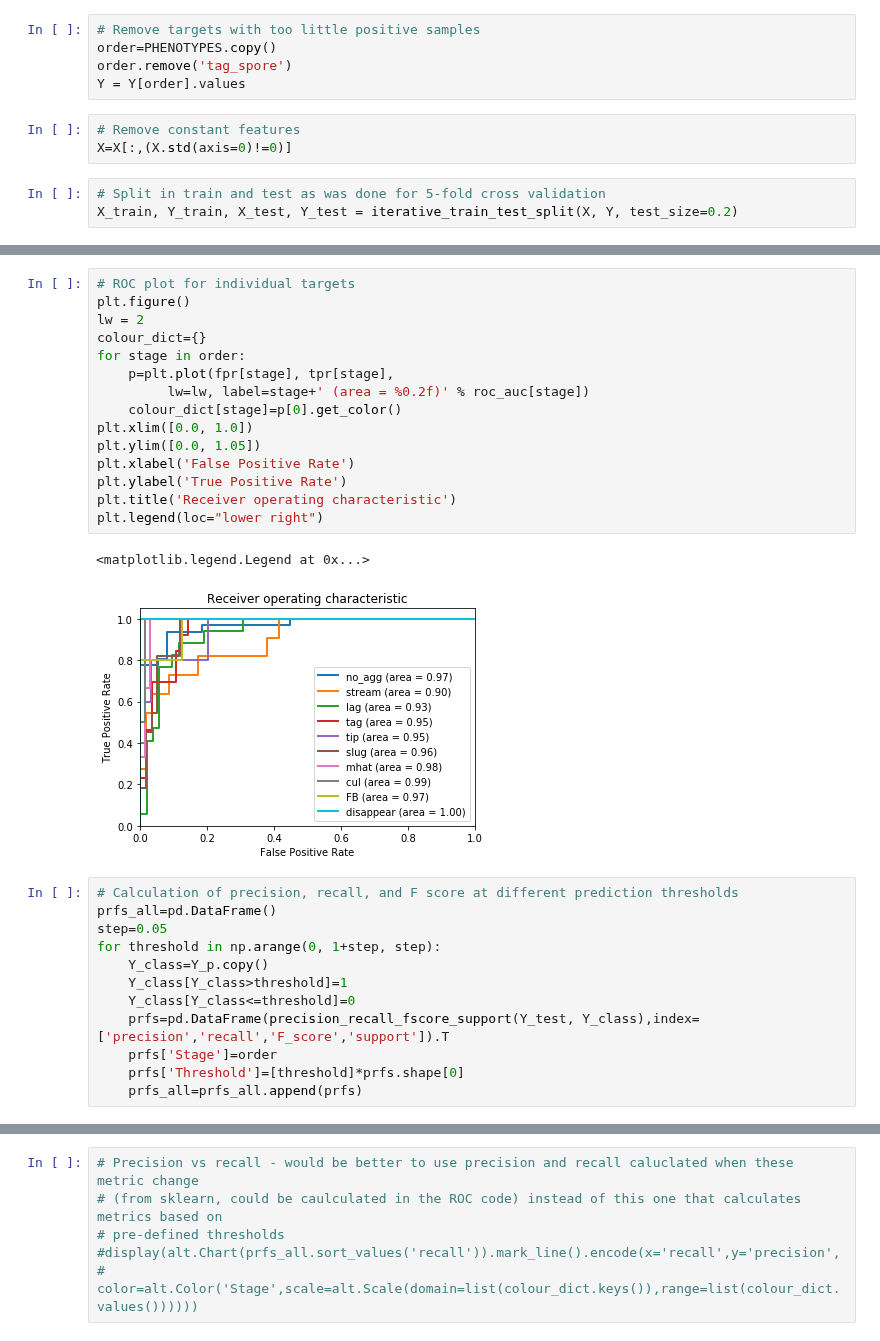
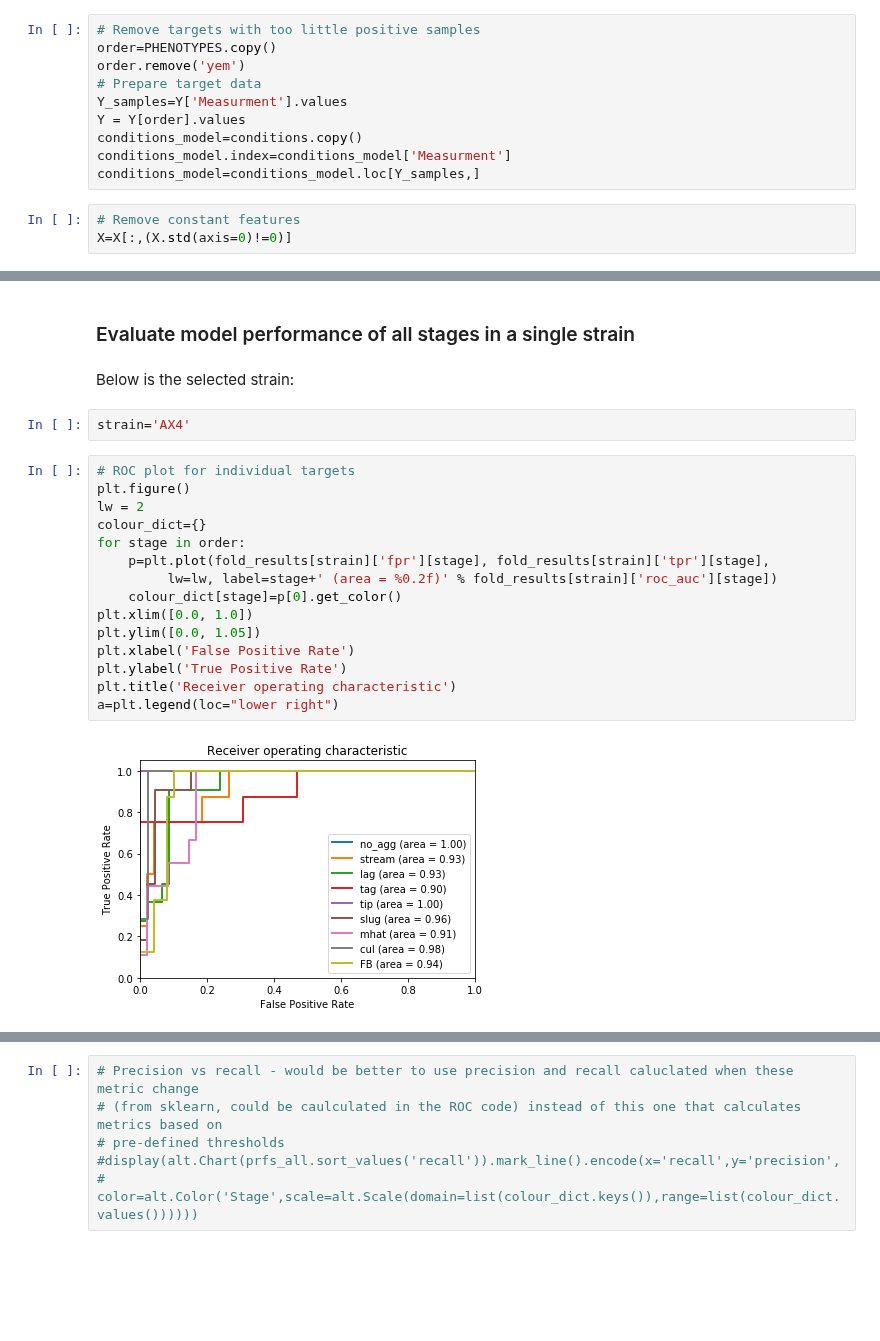
Before and after one commit to biolab/baylor-dicty, a Jupyter notebook: stages_DE/classsification_logReg_AUC.ipynb, the cells around one changed output, grey strips where cells are left out. Cells and saved outputs as stored; diff of their text form; blank space fills up the shorter version.

Commit message:
updated classification and prediction threshold - new data, CV with strain

```diff
--- a/stages_DE/classsification_logReg_AUC.ipynb
+++ b/stages_DE/classsification_logReg_AUC.ipynb
@@ -53,11 +54,13 @@ X = genes[Y.Measurment].T.values
 # %%
 # Remove targets with too little positive samples
 order=PHENOTYPES.copy()
-order.remove('tag_spore')
+order.remove('yem')
+# Prepare target data
+Y_samples=Y['Measurment'].values
 Y = Y[order].values
+conditions_model=conditions.copy()
+conditions_model.index=conditions_model['Measurment']
+conditions_model=conditions_model.loc[Y_samples,]
 # %%
 # Remove constant features
 X=X[:,(X.std(axis=0)!=0)]
-# %%
-# Split in train and test as was done for 5-fold cross validation
-X_train, Y_train, X_test, Y_test = iterative_train_test_split(X, Y, test_size=0.2)
@@ -95,32 +123,25 @@ for i in range(Y_train.shape[1]):
+# %% [markdown]
+### Evaluate model performance of all stages in a single strain
+# %% [markdown]
+Below is the selected strain:
+# %%
+strain='AX4'
 # %%
 # ROC plot for individual targets
 plt.figure()
 lw = 2
 colour_dict={}
 for stage in order:
-    p=plt.plot(fpr[stage], tpr[stage],
-         lw=lw, label=stage+' (area = %0.2f)' % roc_auc[stage])
+    p=plt.plot(fold_results[strain]['fpr'][stage], fold_results[strain]['tpr'][stage],
+         lw=lw, label=stage+' (area = %0.2f)' % fold_results[strain]['roc_auc'][stage])
     colour_dict[stage]=p[0].get_color()
 plt.xlim([0.0, 1.0])
 plt.ylim([0.0, 1.05])
 plt.xlabel('False Positive Rate')
 plt.ylabel('True Positive Rate')
 plt.title('Receiver operating characteristic')
-plt.legend(loc="lower right")
+a=plt.legend(loc="lower right")
 # %% [output]
-<matplotlib.legend.Legend at 0x...>
-[figure, old version]
+[figure, new version]
-# %%
-# Calculation of precision, recall, and F score at different prediction thresholds
-prfs_all=pd.DataFrame()
-step=0.05
-for threshold in np.arange(0, 1+step, step):
-    Y_class=Y_p.copy()
-    Y_class[Y_class>threshold]=1
-    Y_class[Y_class<=threshold]=0
-    prfs=pd.DataFrame(precision_recall_fscore_support(Y_test, Y_class),index=['precision','recall','F_score','support']).T
-    prfs['Stage']=order
-    prfs['Threshold']=[threshold]*prfs.shape[0]
-    prfs_all=prfs_all.append(prfs)
 # %%
 # Plots of model quality metric at different prediction thresholds
```
Also changed, not shown: parts of 19 cells of this notebook, 1 other file.
